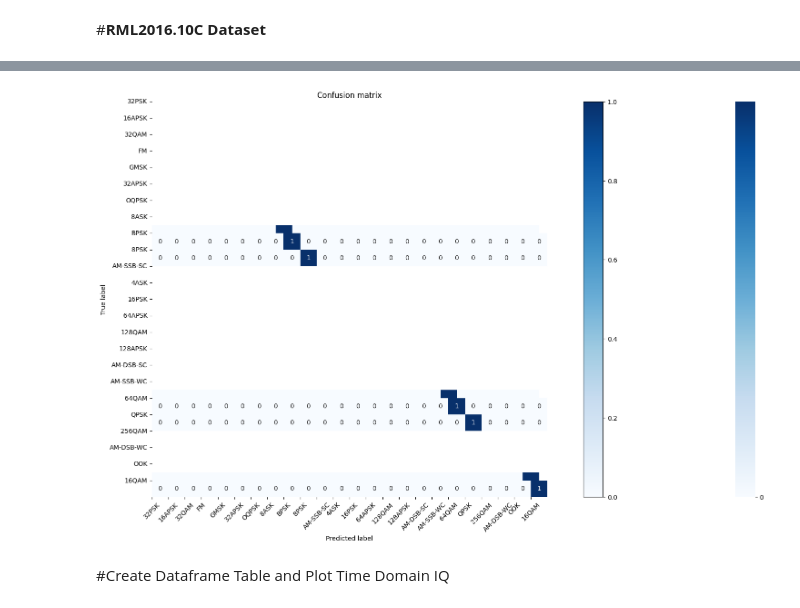
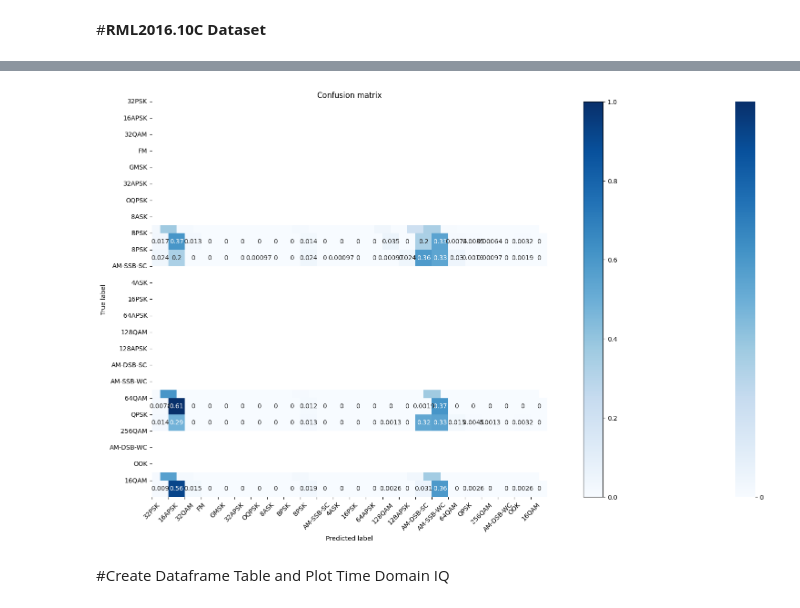
Before and after one commit to madhavikdb/Radio_Spectrum_Classification, a Jupyter notebook: Classification_CNN.ipynb, the cells around one changed output, grey strips where cells are left out. Drawn from its saved outputs; the diff is of its cells as text; code cells hidden in the pictures.

```diff
--- a/Classification_CNN.ipynb
+++ b/Classification_CNN.ipynb
@@ -74,7 +74,7 @@ def plot_confusion_matrix(cm, title='Confusion matrix', labels=[]):
     plt.xlabel('Predicted label')
     plt.show()
 
-def generate_confusion_matrix_plot():
+def generate_confusion_matrix_plot(Y_pred):
   conf = np.zeros([len(classes),len(classes)])
   confnorm = np.zeros([len(classes),len(classes)])
   for i in range(0,X_test.shape[0]):
@@ -95,13 +95,11 @@ def predict_model():
   print(model.input)
   print(model.output)
   n_examples = X.shape[0]
-  test_idx = list(set(range(0,n_examples))) #Test sample index
-
   print("X_test:",X_test.shape)
   print("Y_test:",Y_test.shape)
   mirrored_strategy = tf.distribute.MirroredStrategy(devices=["/gpu:0","/gpu:1","/gpu:2"], cross_device_ops=tf.distribute.HierarchicalCopyAllReduce())
   Y_pred = model.predict(X_test, batch_size=1024)
-  generate_confusion_matrix_plot()
+  generate_confusion_matrix_plot(Y_pred)
 # %% [markdown]
 #**Self Generated Dataset QPSK**
 # %%
@@ -284,7 +276,6 @@ X=X.reshape(sample_quotient,1024,2)
 Y = np.vstack(Y)
 X_test=X
 Y_test=Y
-Y_pred=Y
 print("X_test:",X.shape)
 print("Y_test:",Y.shape)
 predict_model()
@@ -312,4 +303,4 @@ Y_test: (20254, 24)
-[figure, old version]
+[figure, new version]
 # %% [markdown]
 #Create Dataframe Table and Plot Time Domain IQ
 # %%
```
Also changed, not shown: parts of 5 cells of this notebook.
